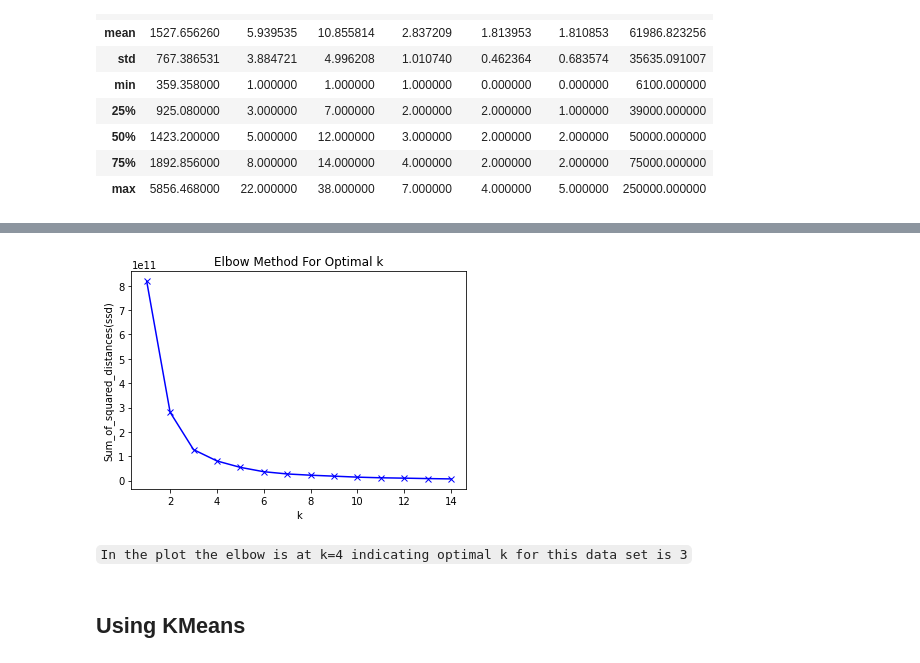
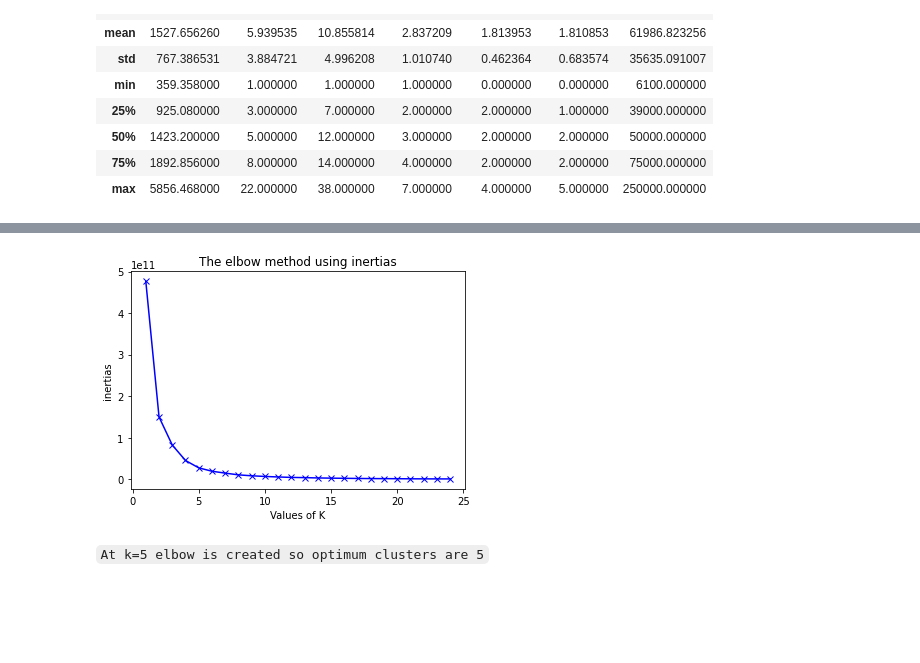
Before and after one commit to uzairk-99/Edyoda, a Jupyter notebook: Machine learning/ML_Assignment_1_2.ipynb, the cells around one changed output, grey strips where cells are left out. Drawn from its saved outputs; the diff is of its cells as text; code cells hidden in the pictures; blank space fills up the shorter version.

```diff
--- a/Machine learning/ML_Assignment_1_2.ipynb
+++ b/Machine learning/ML_Assignment_1_2.ipynb
@@ -105,9 +78,6 @@ df_dummied
-# %%
-# Finding optimal number of clusters/k using elbow method
-
-ssd=[]
-
-for k in range(1,15):
-    km=KMeans(n_clusters=k)
-    km=km.fit(df_dummied)
-    ssd.append(km.inertia_)
+# %%
+# Dealing with outliers using z-score
+z = np.abs(stats.zscore(df)) # z-score for each entry
+
+
+df_o = df[(z < 3).all(axis=1)].reset_index(drop=True)  # removing entries above threshold of z-score 3
@@ -114,14 +125,28 @@ for k in range(1,15):
+# %%
+# Finding optimal number of clusters
+
+inertias=[]
+mapping1={}
+mapping2={}
+K=range(1,25)
+
+array=np.array(df_o).reshape(df_o.shape[0],-1)
+
+for k in K:
+    kmeanModel=KMeans(n_clusters=k)
+    kmeanModel.fit(array)
+    inertias.append(kmeanModel.inertia_)
+    mapping1[k]=sum(np.min(cdist(array,kmeanModel.cluster_centers_,'euclidean'),axis=1))/array.shape[0]
+    mapping2[k]=kmeanModel.inertia_
 # %%
-plt.plot(range(1,15), ssd, 'bx-')
-plt.xlabel('k')
-plt.ylabel('Sum_of_squared_distances(ssd)')
-plt.title('Elbow Method For Optimal k')
+plt.plot(K,inertias,'bx-')
+plt.xlabel('Values of K')
+plt.ylabel('inertias')
+plt.title('The elbow method using inertias')
 plt.show()
 # %% [output]
-[figure, old version]
+[figure, new version]
-# %% [markdown]
-`In the plot the elbow is at k=4 indicating optimal k for this data set is 3`
-# %% [markdown]
-## Using KMeans
+# %% [markdown]
+`At k=5 elbow is created so optimum clusters are 5`
 # %%
 # storing cluster to which house belong within data
```
Also changed, not shown: parts of 23 cells of this notebook, 1 other file.
